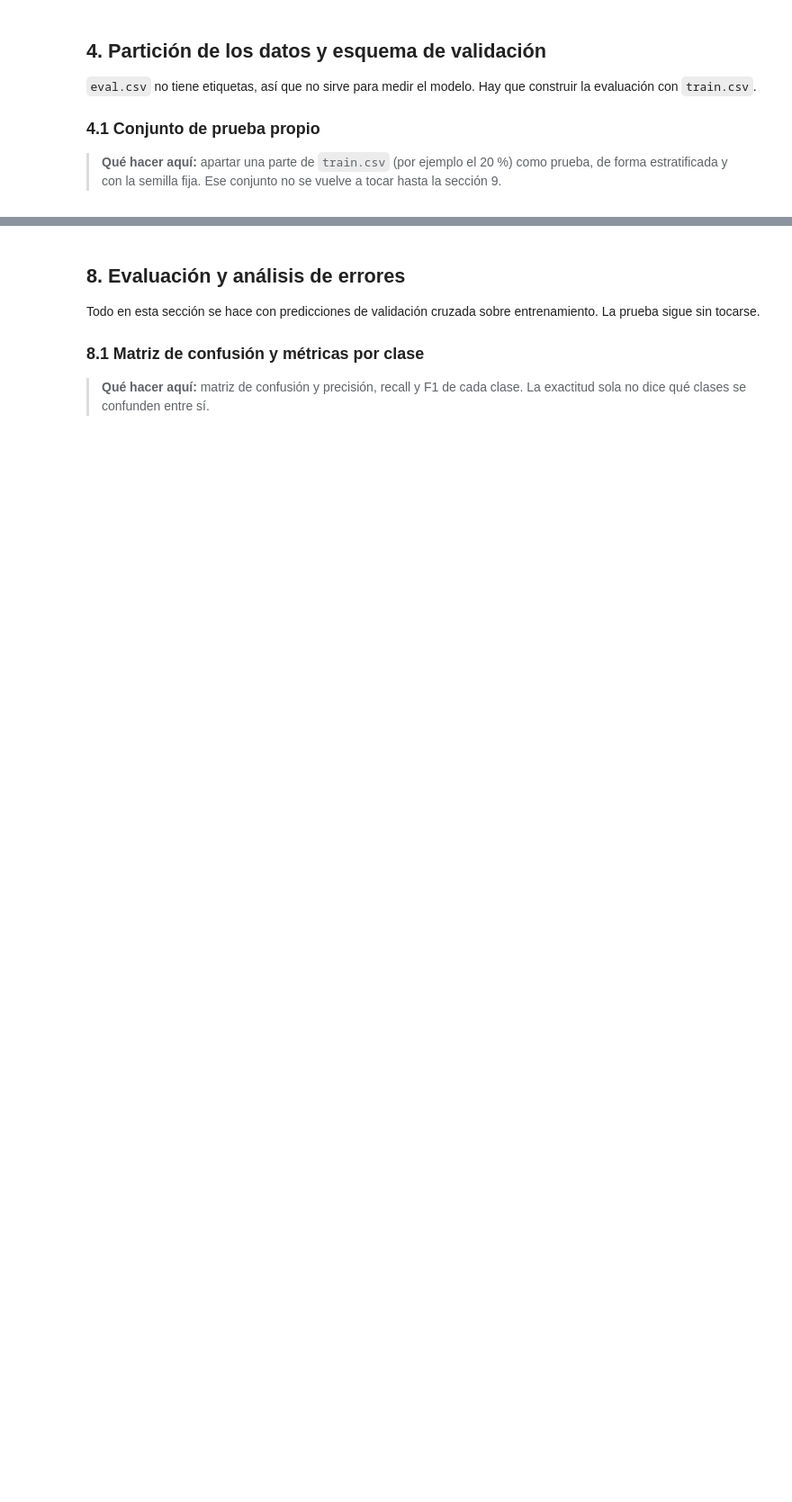
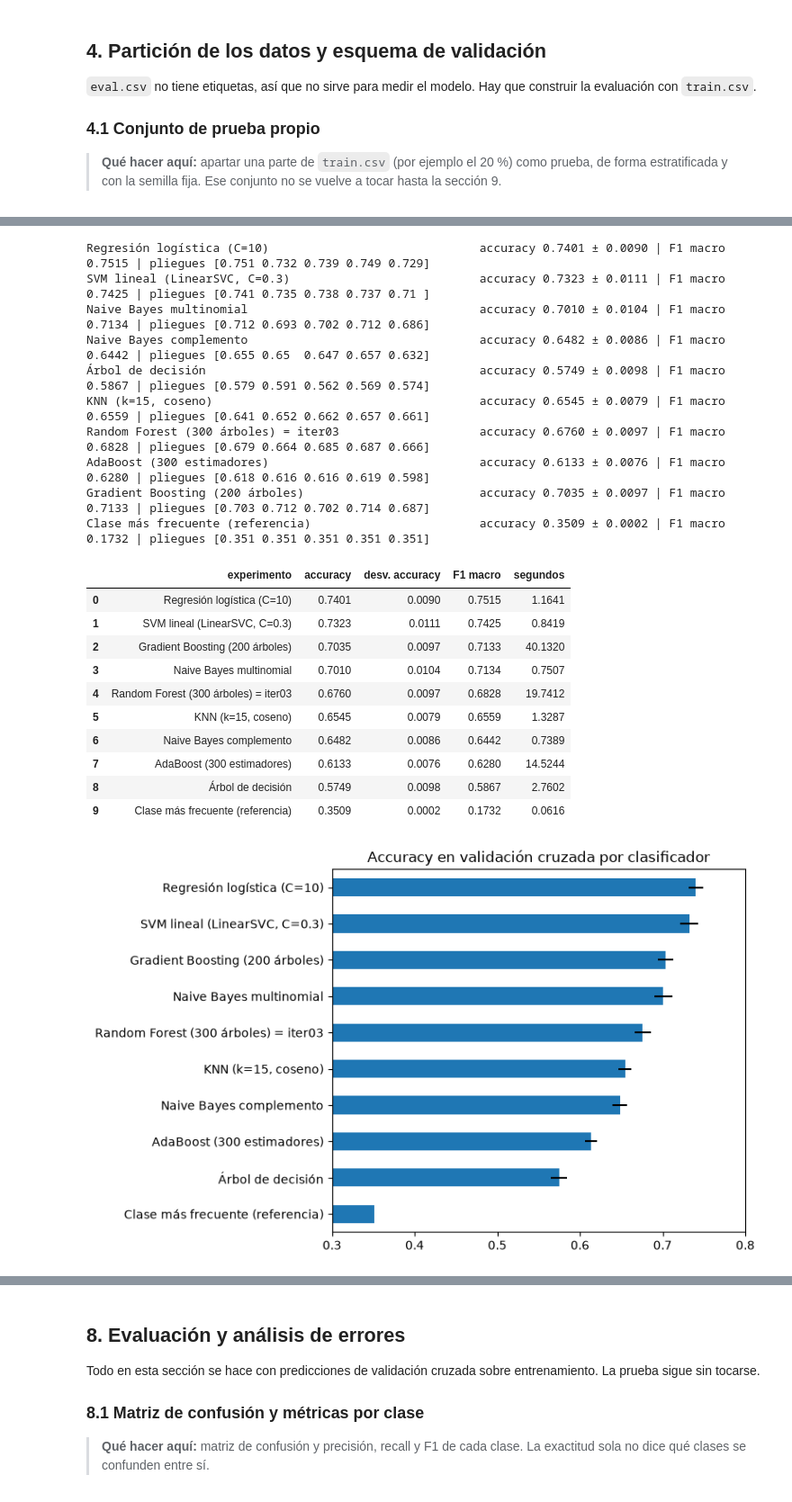
Before and after one commit to Alejob12/proyecto-1-machine-learning, a Jupyter notebook: parte1.ipynb, the cells around one changed output, grey strips where cells are left out. Shown at 90% size. Drawn from its saved outputs; the diff is of its cells as text; code cells hidden in the pictures; blank space fills up the shorter version.

```diff
--- a/parte1.ipynb
+++ b/parte1.ipynb
@@ -545 +903,50 @@ En esta sección se recorre el camino visto en clase: de la representación más
+# %%
+# 5.5 Clasificadores del curso con la representación elegida en 5.2-5.4
+REPRESENTACION = dict(sublinear_tf=True, min_df=2, ngram_range=(1, 1))
+
+clasificadores = {
+    "Regresión logística (C=10)": regresion_logistica(10),
+    "SVM lineal (LinearSVC, C=0.3)": LinearSVC(C=0.3, random_state=SEED),
+    "Naive Bayes multinomial": MultinomialNB(),
+    "Naive Bayes complemento": ComplementNB(),
+    "Árbol de decisión": DecisionTreeClassifier(random_state=SEED),
+    "KNN (k=15, coseno)": KNeighborsClassifier(n_neighbors=15, metric="cosine"),
+    "Random Forest (300 árboles) = iter03": RandomForestClassifier(n_estimators=300, random_state=SEED),
+    "AdaBoost (300 estimadores)": AdaBoostClassifier(n_estimators=300, random_state=SEED),
+    "Gradient Boosting (200 árboles)": GradientBoostingClassifier(n_estimators=200, random_state=SEED),
+}
+for nombre, clf in clasificadores.items():
+    evaluar(nombre, Pipeline([("vec", tfidf(**REPRESENTACION)), ("clf", clf)]), "5.5")
+evaluar("Clase más frecuente (referencia)", DummyClassifier(strategy="most_frequent"), "5.5")
+
+resultados_clf = tabla("5.5")
+display(resultados_clf)
+
+ax = resultados_clf.plot.barh(x="experimento", y="accuracy", xerr="desv. accuracy", legend=False, figsize=(8, 5),
+                              title="Accuracy en validación cruzada por clasificador")
+ax.invert_yaxis(); ax.set_xlim(0.3, 0.8); ax.set_ylabel("")
+plt.tight_layout(); plt.show()
+# %% [output]
+Regresión logística (C=10)                              accuracy 0.7401 ± 0.0090 | F1 macro 0.7515 | pliegues [0.751 0.732 0.739 0.749 0.729]
+SVM lineal (LinearSVC, C=0.3)                           accuracy 0.7323 ± 0.0111 | F1 macro 0.7425 | pliegues [0.741 0.735 0.738 0.737 0.71 ]
+Naive Bayes multinomial                                 accuracy 0.7010 ± 0.0104 | F1 macro 0.7134 | pliegues [0.712 0.693 0.702 0.712 0.686]
+Naive Bayes complemento                                 accuracy 0.6482 ± 0.0086 | F1 macro 0.6442 | pliegues [0.655 0.65  0.647 0.657 0.632]
+Árbol de decisión                                       accuracy 0.5749 ± 0.0098 | F1 macro 0.5867 | pliegues [0.579 0.591 0.562 0.569 0.574]
+KNN (k=15, coseno)                                      accuracy 0.6545 ± 0.0079 | F1 macro 0.6559 | pliegues [0.641 0.652 0.662 0.657 0.661]
+Random Forest (300 árboles) = iter03                    accuracy 0.6760 ± 0.0097 | F1 macro 0.6828 | pliegues [0.679 0.664 0.685 0.687 0.666]
+AdaBoost (300 estimadores)                              accuracy 0.6133 ± 0.0076 | F1 macro 0.6280 | pliegues [0.618 0.616 0.616 0.619 0.598]
+Gradient Boosting (200 árboles)                         accuracy 0.7035 ± 0.0097 | F1 macro 0.7133 | pliegues [0.703 0.712 0.702 0.714 0.687]
+Clase más frecuente (referencia)                        accuracy 0.3509 ± 0.0002 | F1 macro 0.1732 | pliegues [0.351 0.351 0.351 0.351 0.351]
+|  | experimento | accuracy | desv. accuracy | F1 macro | segundos |
+| 0 | Regresión logística (C=10) | 0.7401 | 0.0090 | 0.7515 | 1.1641 |
+| 1 | SVM lineal (LinearSVC, C=0.3) | 0.7323 | 0.0111 | 0.7425 | 0.8419 |
+| 2 | Gradient Boosting (200 árboles) | 0.7035 | 0.0097 | 0.7133 | 40.1320 |
+| 3 | Naive Bayes multinomial | 0.7010 | 0.0104 | 0.7134 | 0.7507 |
+| 4 | Random Forest (300 árboles) = iter03 | 0.6760 | 0.0097 | 0.6828 | 19.7412 |
+| 5 | KNN (k=15, coseno) | 0.6545 | 0.0079 | 0.6559 | 1.3287 |
+| 6 | Naive Bayes complemento | 0.6482 | 0.0086 | 0.6442 | 0.7389 |
+| 7 | AdaBoost (300 estimadores) | 0.6133 | 0.0076 | 0.6280 | 14.5244 |
+| 8 | Árbol de decisión | 0.5749 | 0.0098 | 0.5867 | 2.7602 |
+| 9 | Clase más frecuente (referencia) | 0.3509 | 0.0002 | 0.1732 | 0.0616 |
+[figure, added]
 # %% [markdown]
```
Also changed, not shown: parts of 51 cells of this notebook.
